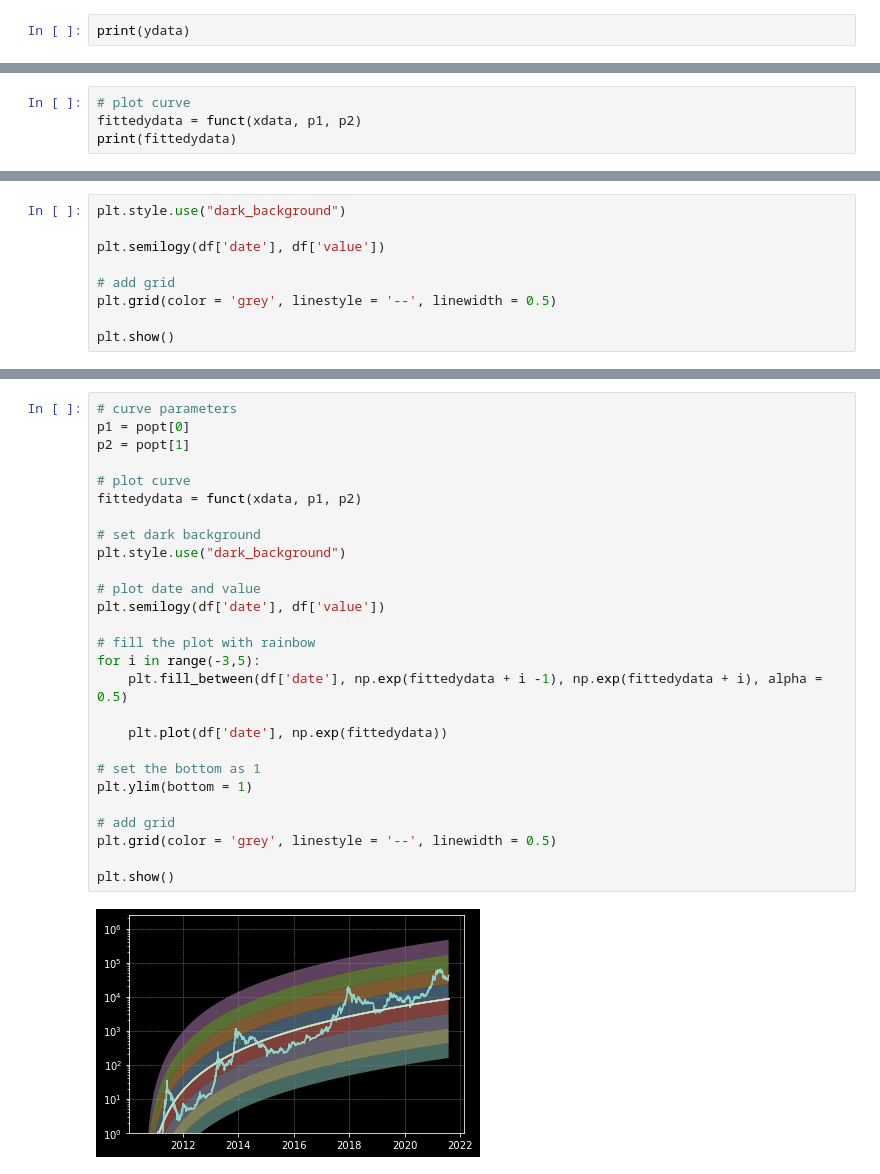
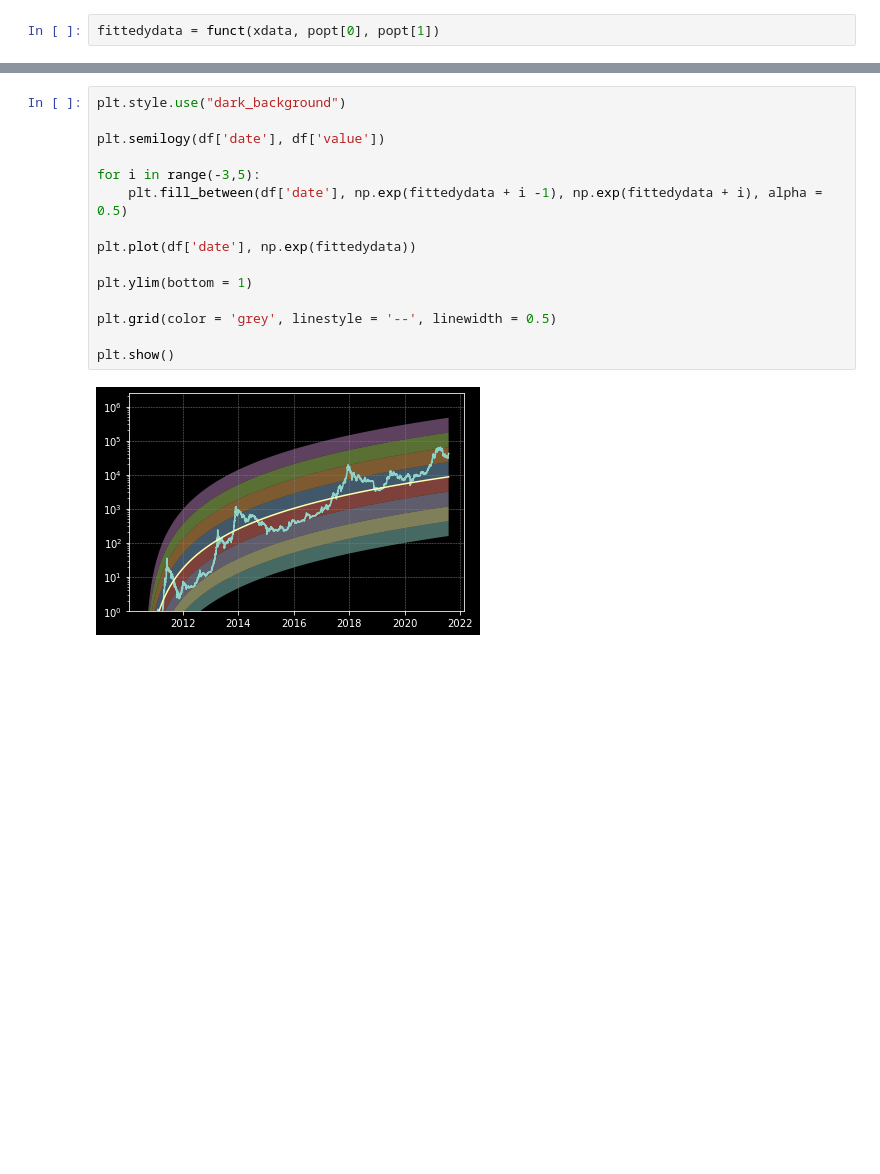
Before and after one commit to Jennyxie/Bitcoin-Logarithmic-Regression, a Jupyter notebook: Bitcoin Regression Rainbow.ipynb, the cells around one changed output, grey strips where cells are left out. Cells and saved outputs as stored; diff of their text form; blank space fills up the shorter version.

```diff
--- a/Bitcoin Regression Rainbow.ipynb
+++ b/Bitcoin Regression Rainbow.ipynb
@@ -70,2 +58,2 @@ print(xdata)
 # %%
-print(ydata)
+fittedydata = funct(xdata, popt[0], popt[1])
@@ -94,4 +59,0 @@ print (p2)
-# %%
-# plot curve
-fittedydata = funct(xdata, p1, p2)
-print(fittedydata)
@@ -101,9 +59,0 @@ print(fittedydata)
-# %%
-plt.style.use("dark_background")
-
-plt.semilogy(df['date'], df['value'])
-
-# add grid
-plt.grid(color = 'grey', linestyle = '--', linewidth = 0.5)
-
-plt.show()
@@ -128,29 +60,17 @@ plt.show()
 # %%
-# curve parameters
-p1 = popt[0]
-p2 = popt[1]
-
-# plot curve
-fittedydata = funct(xdata, p1, p2)
-
-# set dark background
 plt.style.use("dark_background")
 
-# plot date and value
 plt.semilogy(df['date'], df['value'])
 
-# fill the plot with rainbow
 for i in range(-3,5):
     plt.fill_between(df['date'], np.exp(fittedydata + i -1), np.exp(fittedydata + i), alpha = 0.5)
 
-    plt.plot(df['date'], np.exp(fittedydata))
+plt.plot(df['date'], np.exp(fittedydata))
 
-# set the bottom as 1
 plt.ylim(bottom = 1)
 
-# add grid
 plt.grid(color = 'grey', linestyle = '--', linewidth = 0.5)
 
 plt.show()
 # %% [output]
-[figure, old version]
+[figure, new version]
```
Also changed, not shown: parts of 9 cells of this notebook.
